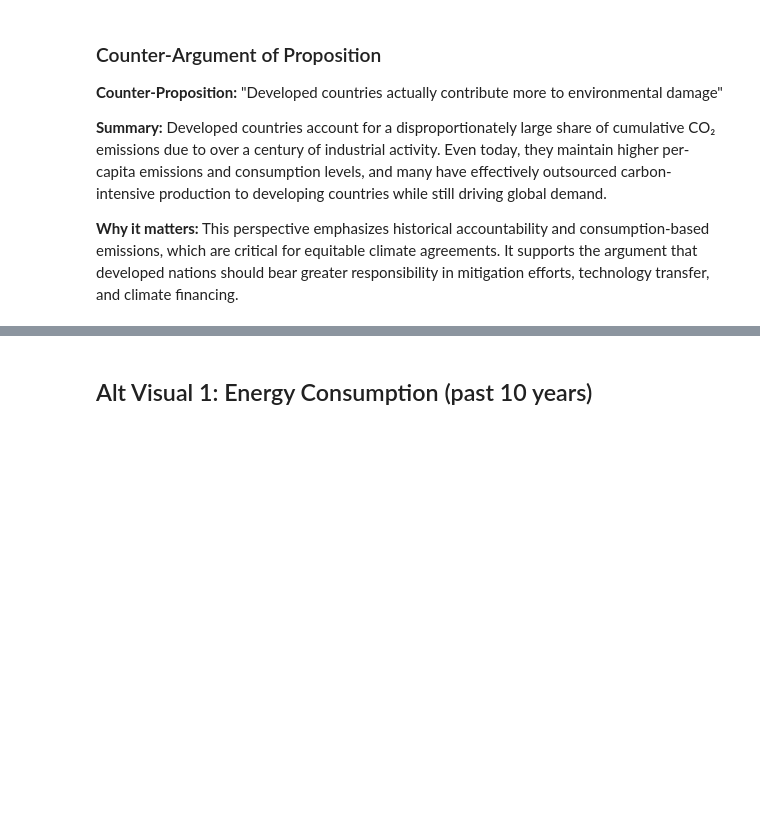
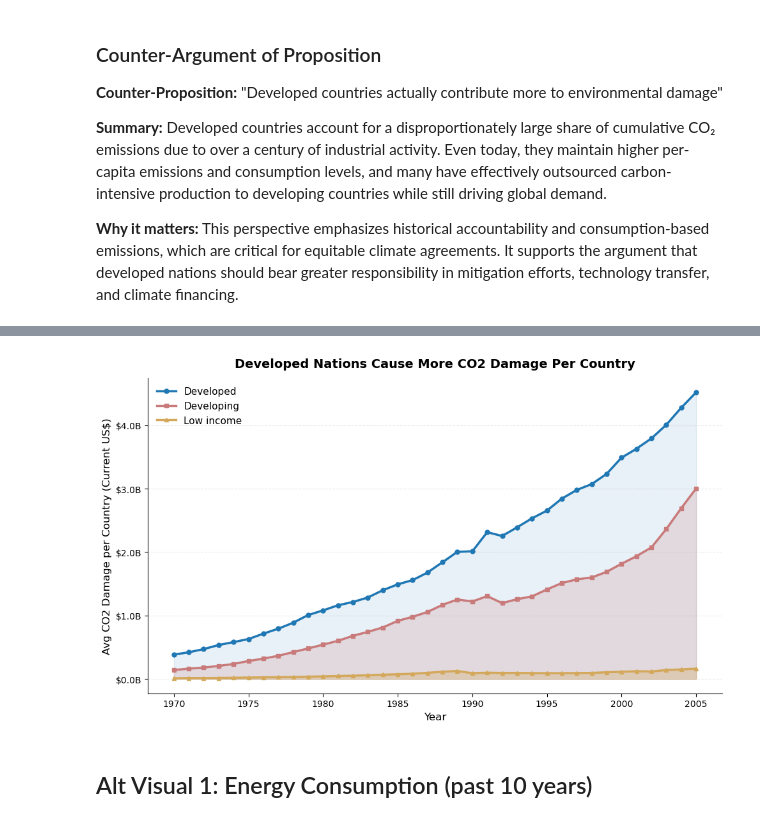
Before and after one commit to matthewviray/dsc106-proj2, a Jupyter notebook: project_2_outline.ipynb, the cells around one changed output, grey strips where cells are left out. Cells and saved outputs as stored; diff of their text form; code cells hidden in the pictures; blank space fills up the shorter version.

```diff
--- a/project_2_outline.ipynb
+++ b/project_2_outline.ipynb
@@ -241,79 +351,70 @@ for _, row in income_rents.iterrows():
 # %%
 import pandas as pd
 import matplotlib.pyplot as plt
+from matplotlib.ticker import FuncFormatter
 
-# --------------------------------------------------
-# 1. Load data
-# --------------------------------------------------
-# Uncomment and edit if needed
-# env_df = pd.read_csv("environment_data.csv")
-# meta_df = pd.read_csv("metadata.csv")
-
-# --------------------------------------------------
-# 2. Merge metadata
-# --------------------------------------------------
 meta_subset = meta_df[['Country Code', 'IncomeGroup']].copy()
 merged = env_df.merge(meta_subset, on='Country Code', how='left')
 
-# --------------------------------------------------
-# 3. Classify into 3 groups
-# --------------------------------------------------
 def classify_income(group):
     if group == 'High income':
         return 'Developed'
     elif group in ['Upper middle income', 'Lower middle income']:
         return 'Developing'
     elif group == 'Low income':
         return 'Low income'
     else:
         return None
 
 merged['DevelopmentStatus'] = merged['IncomeGroup'].apply(classify_income)
 
-# --------------------------------------------------
-# 4. Define absolute CO2 damage column
-# --------------------------------------------------
 abs_col = 'average_value_Adjusted savings: carbon dioxide damage (current US$)'
 
-# --------------------------------------------------
-# 5. Clean data
-# --------------------------------------------------
 counter_df = merged[['Year', 'DevelopmentStatus', abs_col]].copy()
 counter_df['Year'] = pd.to_numeric(counter_df['Year'], errors='coerce')
 counter_df[abs_col] = pd.to_numeric(counter_df[abs_col], errors='coerce')
-
 counter_df = counter_df.dropna(subset=['Year', 'DevelopmentStatus', abs_col])
 counter_df['Year'] = counter_df['Year'].astype(int)
 
-# --------------------------------------------------
-# 6. Plot 1: Total CO2 damage over time (SUM, best for counter-argument)
-# --------------------------------------------------
-yearly_total = (
+counter_df = counter_df[(counter_df['Year'] >= 1970) & (counter_df['Year'] <= 2005)]
+
+yearly_avg = (
     counter_df
     .groupby(['Year', 'DevelopmentStatus'])[abs_col]
-    .sum()
+    .mean()
     .reset_index()
 )
 
-yearly_total_pivot = yearly_total.pivot(
-    index='Year',
-    columns='DevelopmentStatus',
-    values=abs_col
-)
+yearly_avg_pivot = yearly_avg.pivot(index='Year', columns='DevelopmentStatus', values=abs_col)
 
-plt.figure(figsize=(10, 6))
+color_map  = {'Developed': '#1f77b4', 'Developing': '#c97a7a', 'Low income': '#d4a85a'}
+marker_map = {'Developed': 'o',       'Developing': 's',       'Low income': '^'}
+fill_alpha = {'Developed': 0.10,      'Developing': 0.20,      'Low income': 0.3}
+
+fig, ax = plt.subplots(figsize=(10, 6))
+fig.patch.set_facecolor('white')
+ax.set_facecolor('white')
 
 for group in ['Developed', 'Developing', 'Low income']:
-    if group in yearly_total_pivot.columns:
-        plt.plot(yearly_total_pivot.index, yearly_total_pivot[group], marker='o', label=group)
+    if group in yearly_avg_pivot.columns:
+        y = yearly_avg_pivot[group]
+        ax.plot(y.index, y, linewidth=2.5, linestyle='-',
+                marker=marker_map[group], markersize=5,
+                label=group, color=color_map[group])
+        ax.fill_between(y.index, y, alpha=fill_alpha[group], color=color_map[group])
 
-plt.title('Total CO₂ Damage (Current US$) Over Time by Income Group')
-plt.xlabel('Year')
-plt.ylabel('Total CO₂ Damage (Current US$)')
-plt.legend()
-plt.grid(True, alpha=0.3)
+ax.set_title('Developed Nations Cause More CO2 Damage Per Country', fontsize=14, fontweight='bold', pad=12)
+ax.set_xlabel('Year', fontsize=12)
+ax.set_ylabel('Avg CO2 Damage per Country (Current US$)', fontsize=12)
+ax.yaxis.set_major_formatter(FuncFormatter(lambda x, pos: f'${x / 1e9:.1f}B'))
+ax.spines[['top', 'right']].set_visible(False)
+ax.tick_params(axis='both', labelsize=10)
+ax.grid(axis='y', alpha=0.25, linestyle='--')
+ax.legend(fontsize=11, frameon=False)
 plt.tight_layout()
 plt.show()
+# %% [output]
+[figure, added]
 # %% [markdown]
 ## Alt Visual 1: Energy Consumption (past 10 years)
 # %%
```
Also changed, not shown: parts of 16 cells of this notebook, 1 other file.
